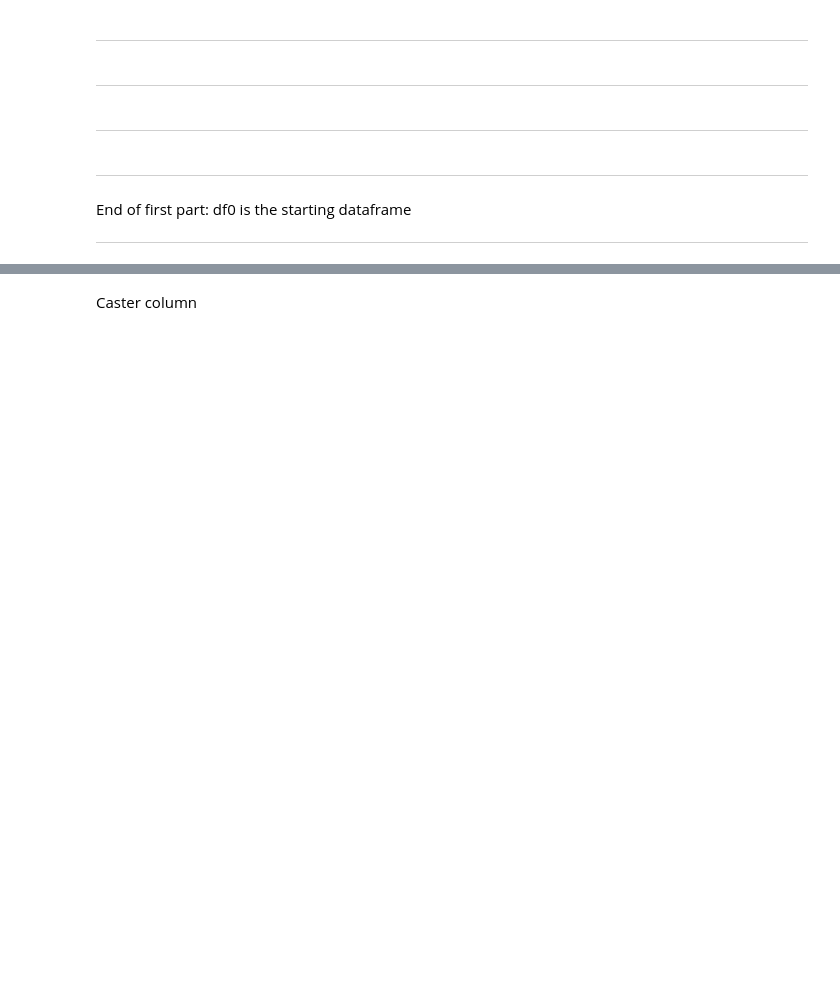
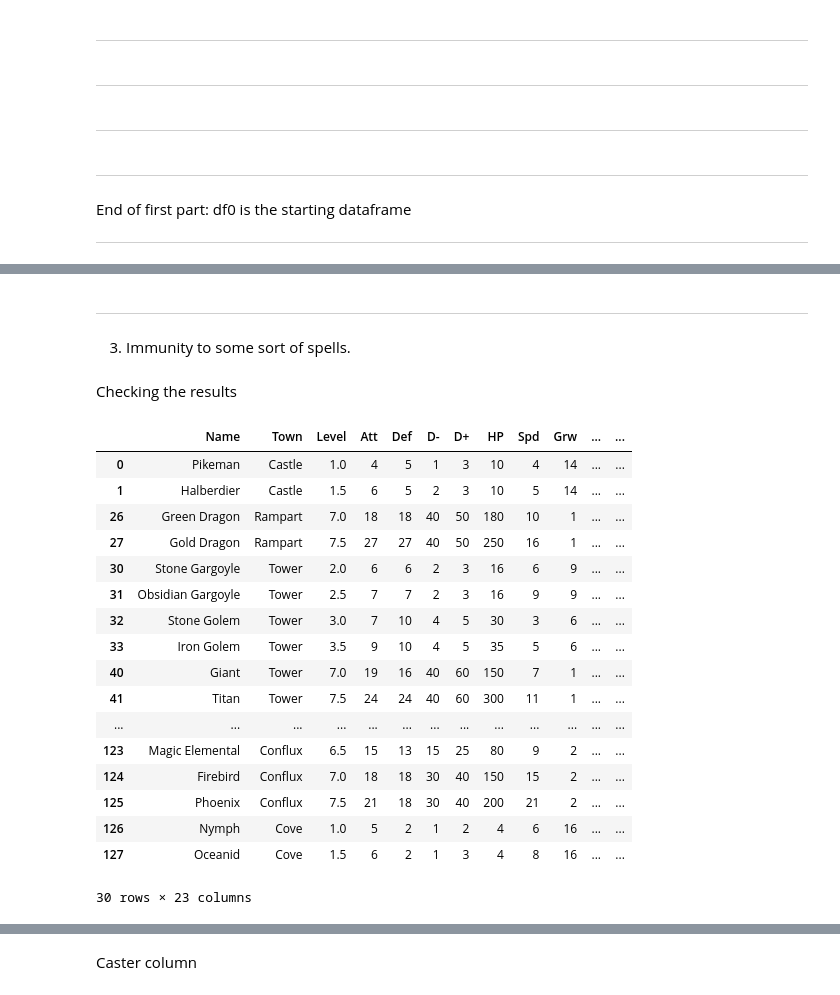
Before and after one commit to tazar09/h3_working_repo, a Jupyter notebook: Copy_of_h3_castles.ipynb, the cells around one changed output, grey strips where cells are left out. Cells and saved outputs as stored; diff of their text form; code cells hidden in the pictures; blank space fills up the shorter version.

```diff
--- a/Copy_of_h3_castles.ipynb
+++ b/Copy_of_h3_castles.ipynb
@@ -223,0 +259,3 @@ pattern2
+# %% [markdown]
+___________________________________________________________________________
+3. Immunity to some sort of spells.
@@ -223,0 +271,26 @@ pattern2
+# %% [markdown]
+Checking the results
+# %%
+words_immune = ['Immune', 'Immunity', 'immunity', 'Unliving']
+pattern_immune = '|'.join(words_immune)
+mask2 = df['Special'].str.contains(pattern_immune)
+df[mask2]
+# %% [output]
+|  | Name | Town | Level | Att | Def | D- | D+ | HP | Spd | Grw | ... | ... |
+| 0 | Pikeman | Castle | 1.0 | 4 | 5 | 1 | 3 | 10 | 4 | 14 | ... | ... |
+| 1 | Halberdier | Castle | 1.5 | 6 | 5 | 2 | 3 | 10 | 5 | 14 | ... | ... |
+| 26 | Green Dragon | Rampart | 7.0 | 18 | 18 | 40 | 50 | 180 | 10 | 1 | ... | ... |
+| 27 | Gold Dragon | Rampart | 7.5 | 27 | 27 | 40 | 50 | 250 | 16 | 1 | ... | ... |
+| 30 | Stone Gargoyle | Tower | 2.0 | 6 | 6 | 2 | 3 | 16 | 6 | 9 | ... | ... |
+| 31 | Obsidian Gargoyle | Tower | 2.5 | 7 | 7 | 2 | 3 | 16 | 9 | 9 | ... | ... |
+| 32 | Stone Golem | Tower | 3.0 | 7 | 10 | 4 | 5 | 30 | 3 | 6 | ... | ... |
+| 33 | Iron Golem | Tower | 3.5 | 9 | 10 | 4 | 5 | 35 | 5 | 6 | ... | ... |
+| 40 | Giant | Tower | 7.0 | 19 | 16 | 40 | 60 | 150 | 7 | 1 | ... | ... |
+| 41 | Titan | Tower | 7.5 | 24 | 24 | 40 | 60 | 300 | 11 | 1 | ... | ... |
+| ... | ... | ... | ... | ... | ... | ... | ... | ... | ... | ... | ... | ... |
+| 123 | Magic Elemental | Conflux | 6.5 | 15 | 13 | 15 | 25 | 80 | 9 | 2 | ... | ... |
+| 124 | Firebird | Conflux | 7.0 | 18 | 18 | 30 | 40 | 150 | 15 | 2 | ... | ... |
+| 125 | Phoenix | Conflux | 7.5 | 21 | 18 | 30 | 40 | 200 | 21 | 2 | ... | ... |
+| 126 | Nymph | Cove | 1.0 | 5 | 2 | 1 | 2 | 4 | 6 | 16 | ... | ... |
+| 127 | Oceanid | Cove | 1.5 | 6 | 2 | 1 | 3 | 4 | 8 | 16 | ... | ... |
+30 rows × 23 columns
```
Also changed, not shown: parts of 36 cells of this notebook.
